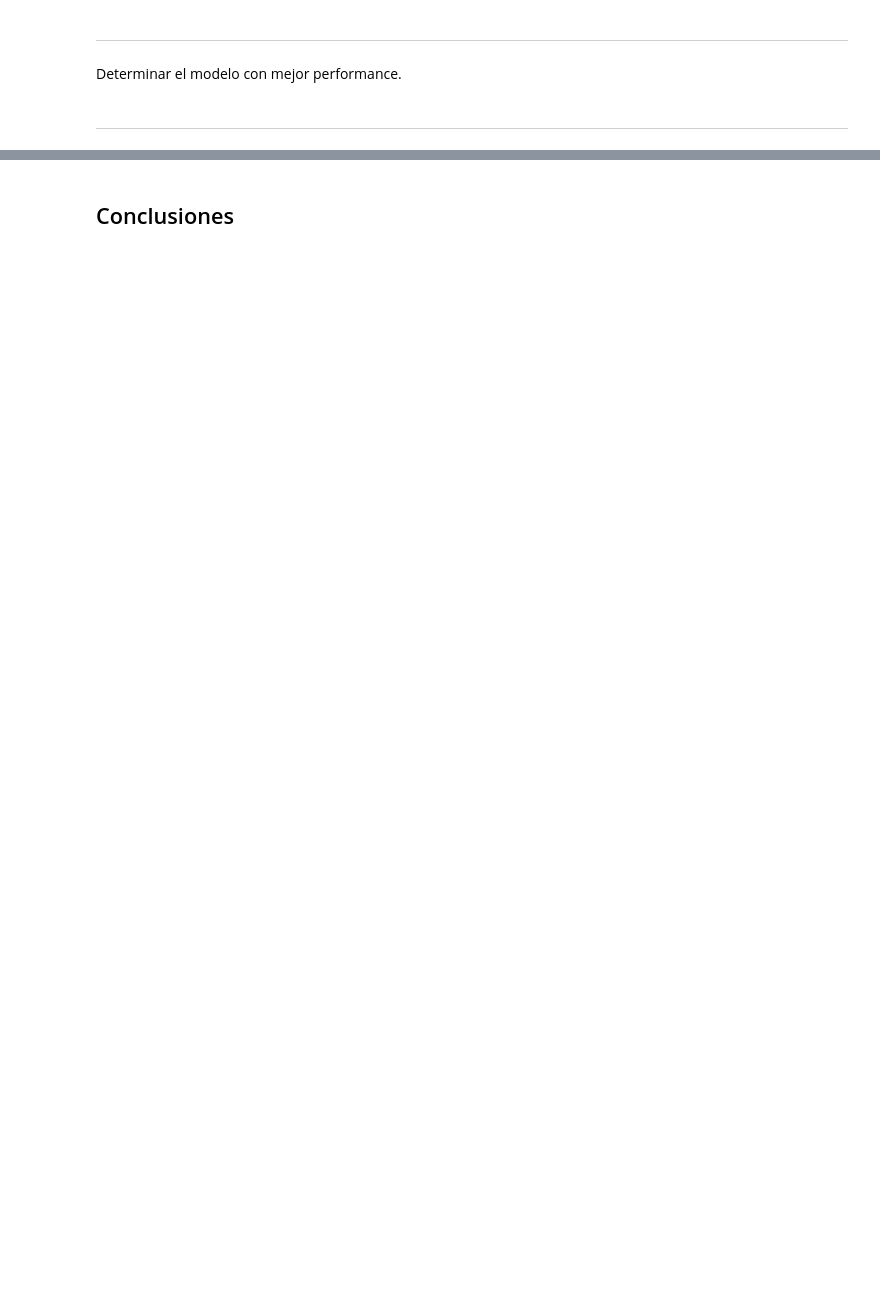
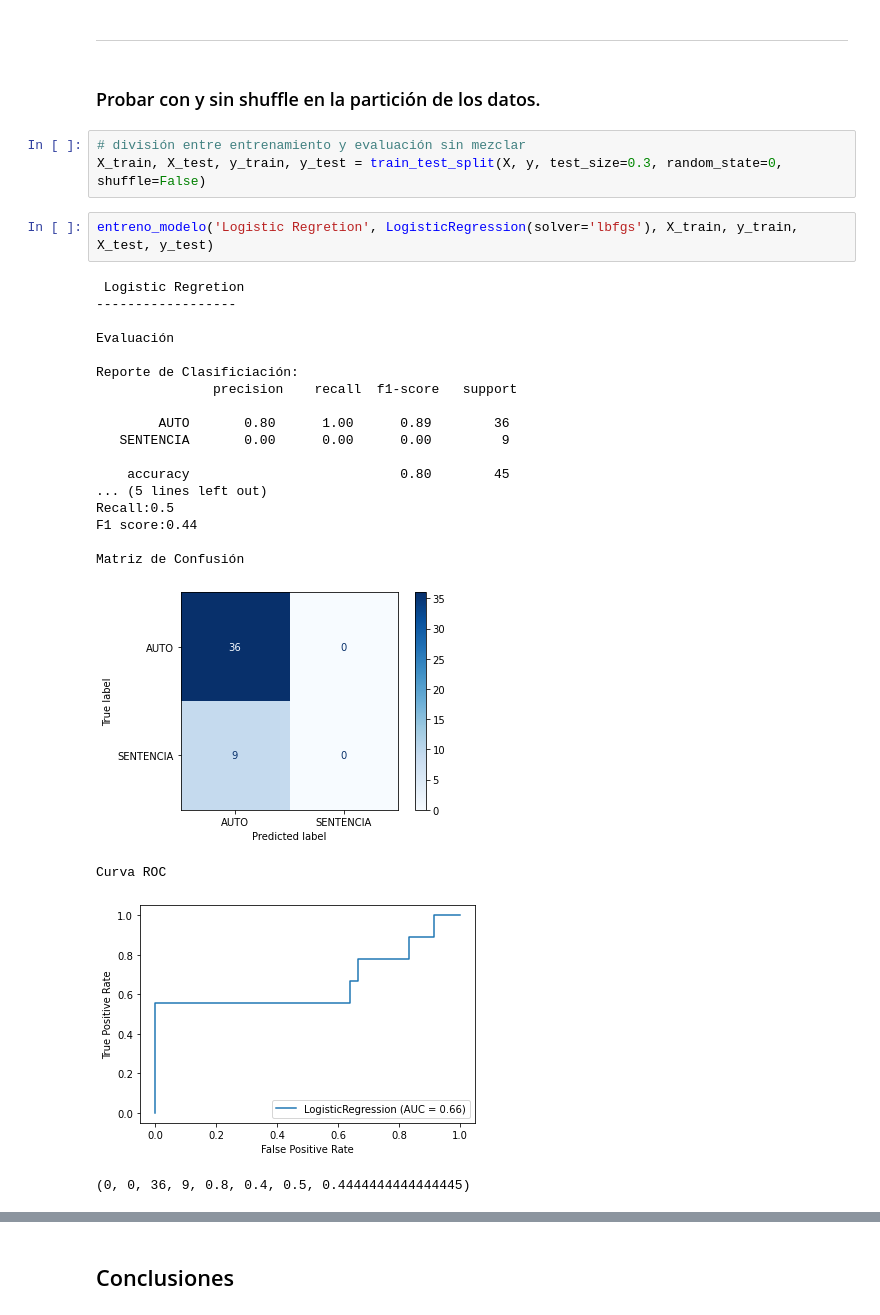
Before and after one commit to csarate/DiploDatos2020, a Jupyter notebook: Practicos/Practico 3 - Introducción al Aprendizaje Supervisado.ipynb, the cells around one changed output, grey strips where cells are left out. Cells and saved outputs as stored; diff of their text form; blank space fills up the shorter version.

```diff
--- a/Practicos/Practico 3 - Introducción al Aprendizaje Supervisado.ipynb
+++ b/Practicos/Practico 3 - Introducción al Aprendizaje Supervisado.ipynb
@@ -43,6 +427,31 @@ Realizar las predicciones para cada caso generando la matriz de confusión (plot
 # %% [markdown]
  ----------------------------------------------------------------------------------------------------------
-# %% [markdown]
-Determinar el modelo con mejor performance.
-# %% [markdown]
- ----------------------------------------------------------------------------------------------------------
+# %% [markdown]
+### Probar con y sin shuffle en la partición de los datos.
+# %%
+# división entre entrenamiento y evaluación sin mezclar
+X_train, X_test, y_train, y_test = train_test_split(X, y, test_size=0.3, random_state=0, shuffle=False)
+# %%
+entreno_modelo('Logistic Regretion', LogisticRegression(solver='lbfgs'), X_train, y_train, X_test, y_test)
+# %% [output]
+ Logistic Regretion
+------------------
+
+Evaluación
+
+Reporte de Clasificiación:
+               precision    recall  f1-score   support
+
+        AUTO       0.80      1.00      0.89        36
+   SENTENCIA       0.00      0.00      0.00         9
+
+    accuracy                           0.80        45
+... (5 lines left out)
+Recall:0.5
+F1 score:0.44
+
+Matriz de Confusión
+[figure, added]
+Curva ROC
+[figure, added]
+(0, 0, 36, 9, 0.8, 0.4, 0.5, 0.4444444444444445)
```
Also changed, not shown: parts of 70 cells of this notebook.
